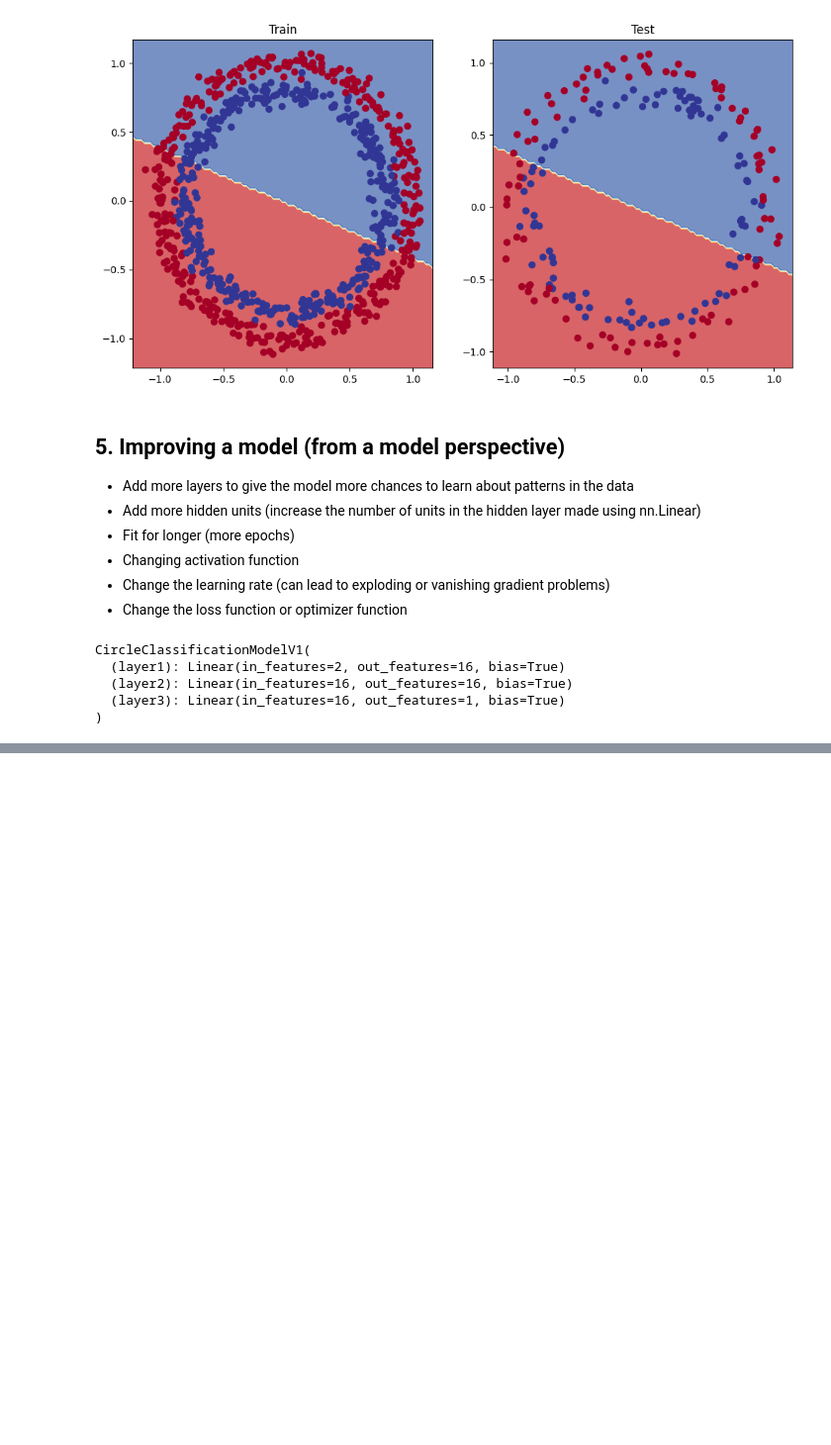
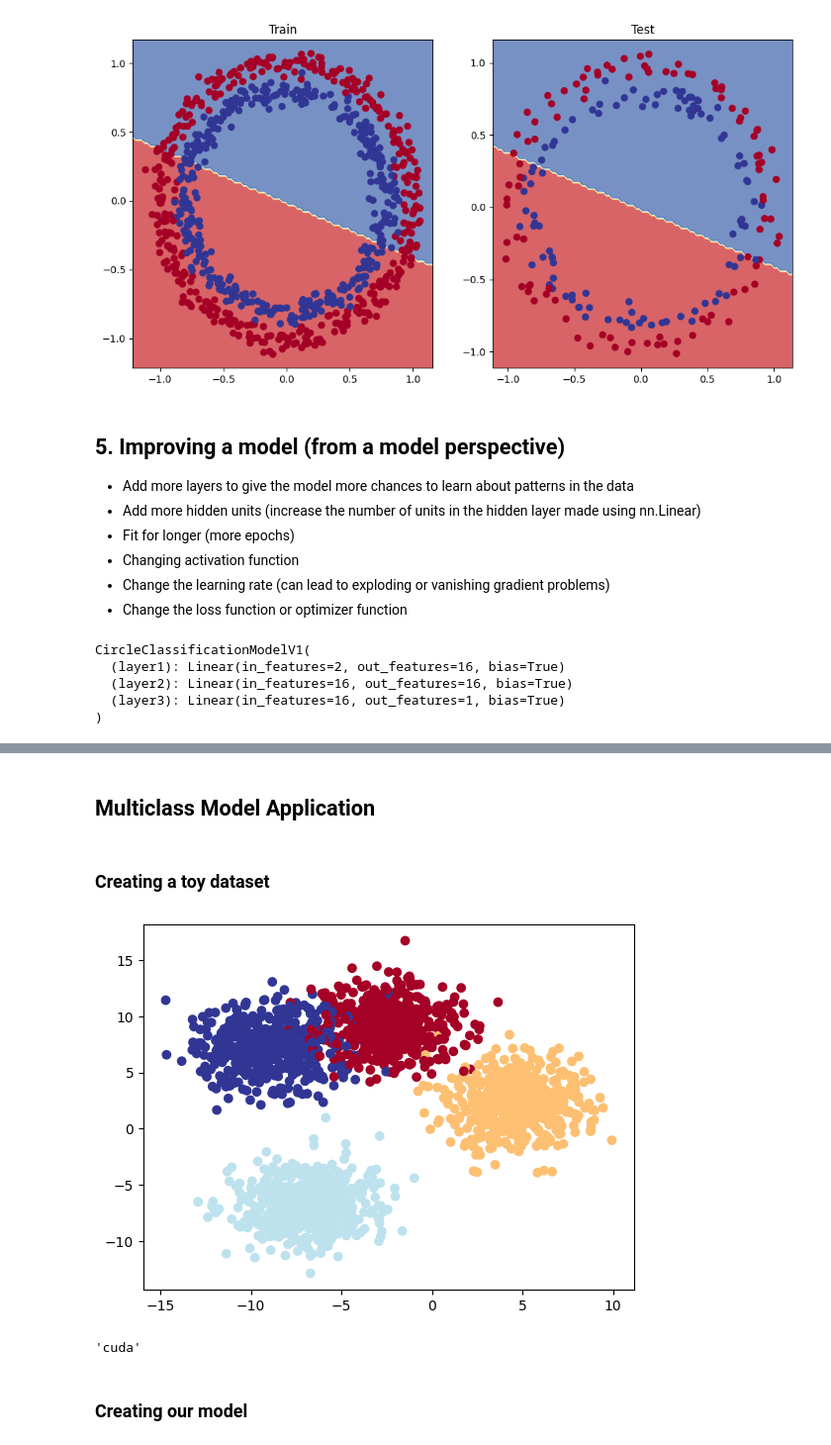
Before and after one commit to TheDodoDev/PyTorch-Notes, a Jupyter notebook: 02_Neural_Network_Classification_Notes.ipynb, the cells around one changed output, grey strips where cells are left out. Shown at 99% size. Cells and saved outputs as stored; diff of their text form; code cells hidden in the pictures; blank space fills up the shorter version.

```diff
--- a/02_Neural_Network_Classification_Notes.ipynb
+++ b/02_Neural_Network_Classification_Notes.ipynb
@@ -516,0 +422,44 @@ loaded_model.load_state_dict(torch.load(f=MODEL_SAVE_PATH))
+# %% [markdown]
+## Multiclass Model Application
+# %% [markdown]
+### Creating a toy dataset
+# %%
+# Imports
+import torch
+from torch import nn
+import matplotlib.pyplot as plt
+
+import sklearn
+from sklearn.datasets import make_blobs
+from sklearn.model_selection import train_test_split
+
+# Set the hyperparameters for data creation
+NUM_SAMPLES = 2000
+NUM_CLASSES = 4
+NUM_FEATURES = 2
+RANDOM_SEED = 42
+
+# Create multi-class data
+X_blob, y_blob = make_blobs(n_samples=NUM_SAMPLES,
+                            n_features=NUM_FEATURES,
+                            centers=NUM_CLASSES,
+                            cluster_std=2,
+                            random_state=RANDOM_SEED)
+# Visualize our data
+plt.scatter(X_blob[:,0], X_blob[:,1], c=y_blob, cmap=plt.cm.RdYlBu)
+# Turn data into tensors
+X_blob = torch.from_numpy(X_blob).type(torch.float)
+y_blob = torch.from_numpy(y_blob).type(torch.float)
+
+X_train, X_test, y_train, y_test = train_test_split(X_blob,
+                                                    y_blob,
+                                                    test_size=0.2,
+                                                    random_state=RANDOM_SEED)
+# %% [output]
+[figure, added]
+# %%
+# Device Agnostic Code
+device = "cuda" if torch.cuda.is_available() else "cpu"
+device
+# %% [output]
+'cuda'
@@ -516,0 +472,2 @@ loaded_model.load_state_dict(torch.load(f=MODEL_SAVE_PATH))
+# %% [markdown]
+### Creating our model
```
Also changed, not shown: parts of 30 cells of this notebook.
